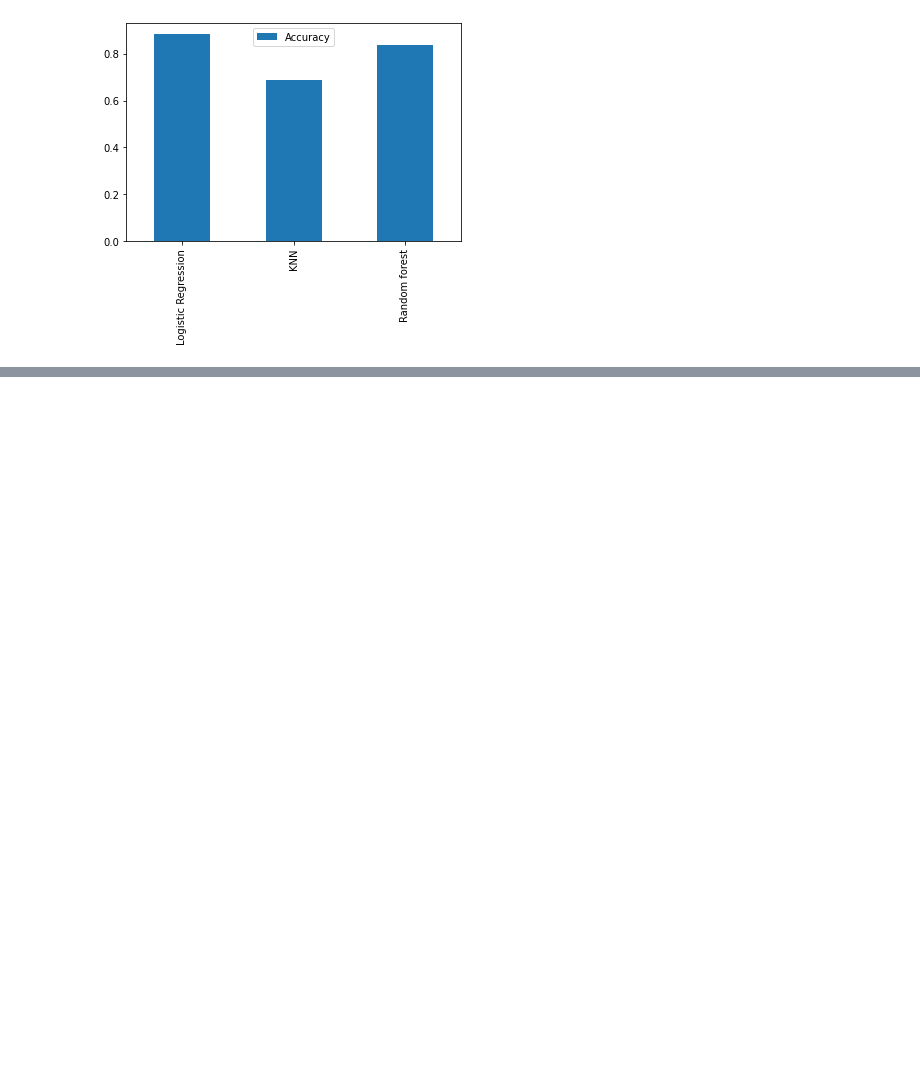
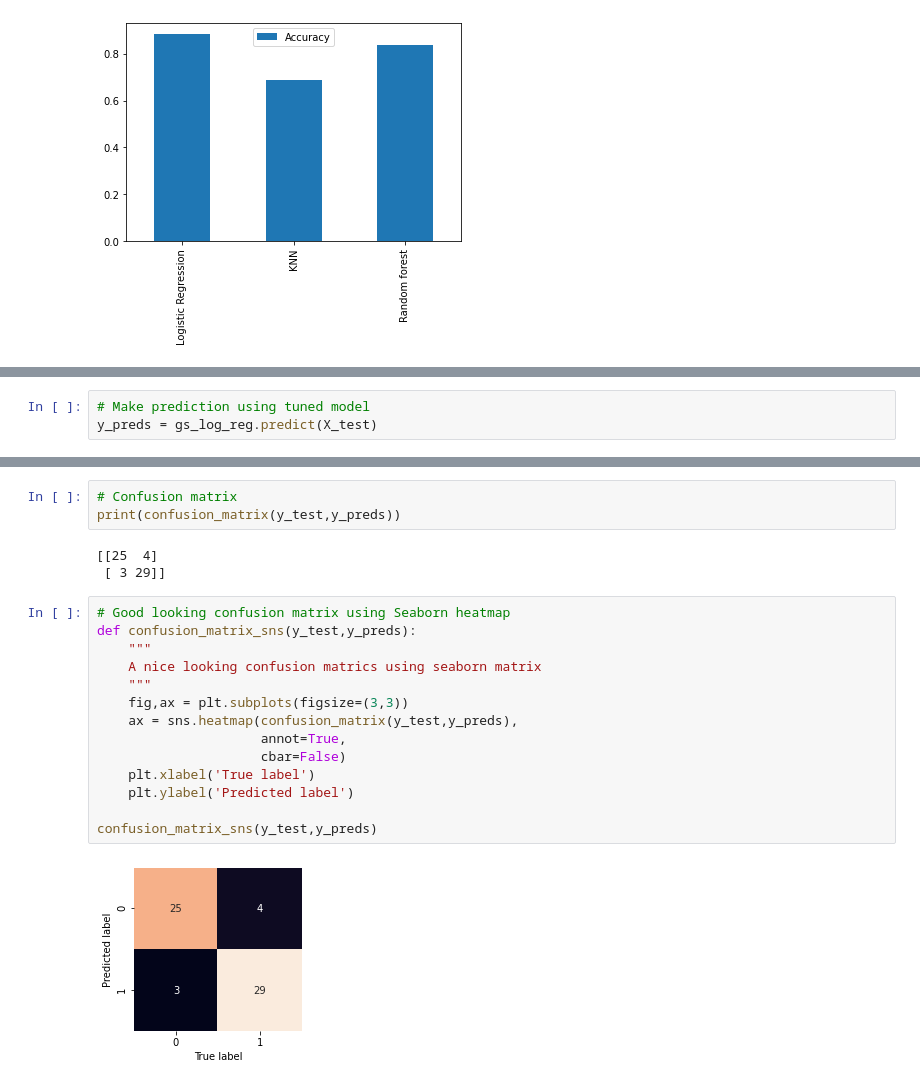
Before and after one commit to salman2103/heart_disease_project, a Jupyter notebook: end-to-end-heart-disease-classification.ipynb, the cells around one changed output, grey strips where cells are left out. Saved outputs shown, nothing was run; the diff lists cells and outputs as text; blank space fills up the shorter version.

```diff
--- a/end-to-end-heart-disease-classification.ipynb
+++ b/end-to-end-heart-disease-classification.ipynb
@@ -311,0 +518,3 @@ model_compare.T.plot.bar();
+# %%
+# Make prediction using tuned model
+y_preds = gs_log_reg.predict(X_test)
@@ -311,0 +547,22 @@ model_compare.T.plot.bar();
+# %%
+# Confusion matrix
+print(confusion_matrix(y_test,y_preds))
+# %% [output]
+[[25  4]
+ [ 3 29]]
+# %%
+# Good looking confusion matrix using Seaborn heatmap
+def confusion_matrix_sns(y_test,y_preds):
+    """
+    A nice looking confusion matrics using seaborn matrix
+    """
+    fig,ax = plt.subplots(figsize=(3,3))
+    ax = sns.heatmap(confusion_matrix(y_test,y_preds),
+                     annot=True,
+                     cbar=False)
+    plt.xlabel('True label')
+    plt.ylabel('Predicted label')
+
+confusion_matrix_sns(y_test,y_preds)
+# %% [output]
+[figure, added]
```
Also changed, not shown: parts of 26 cells of this notebook.
